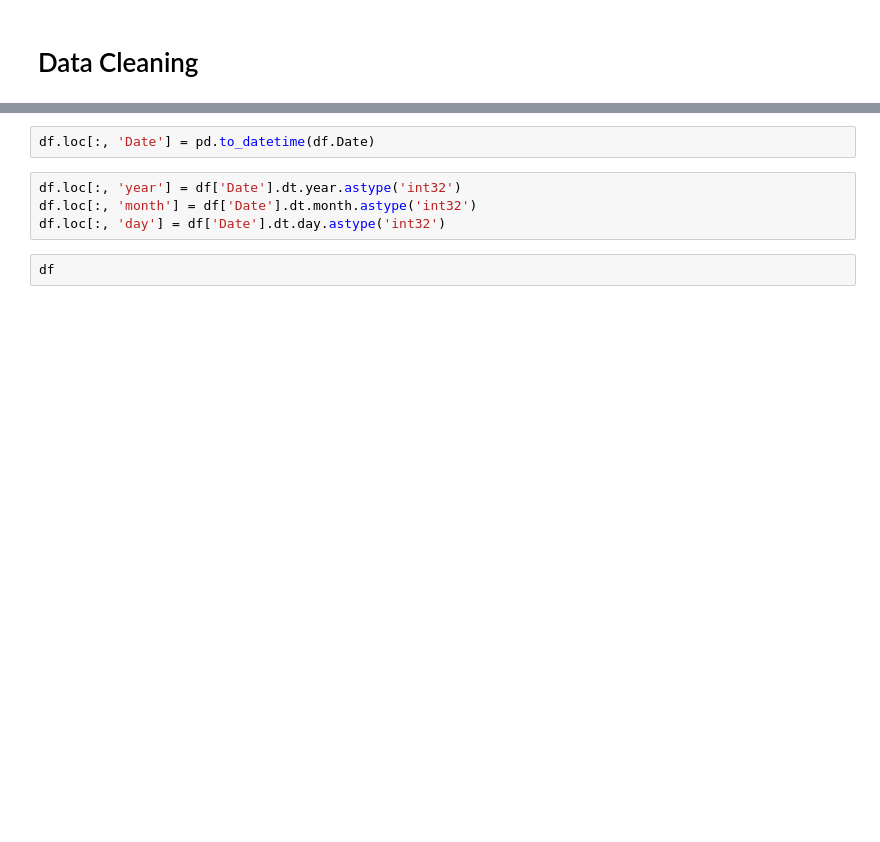
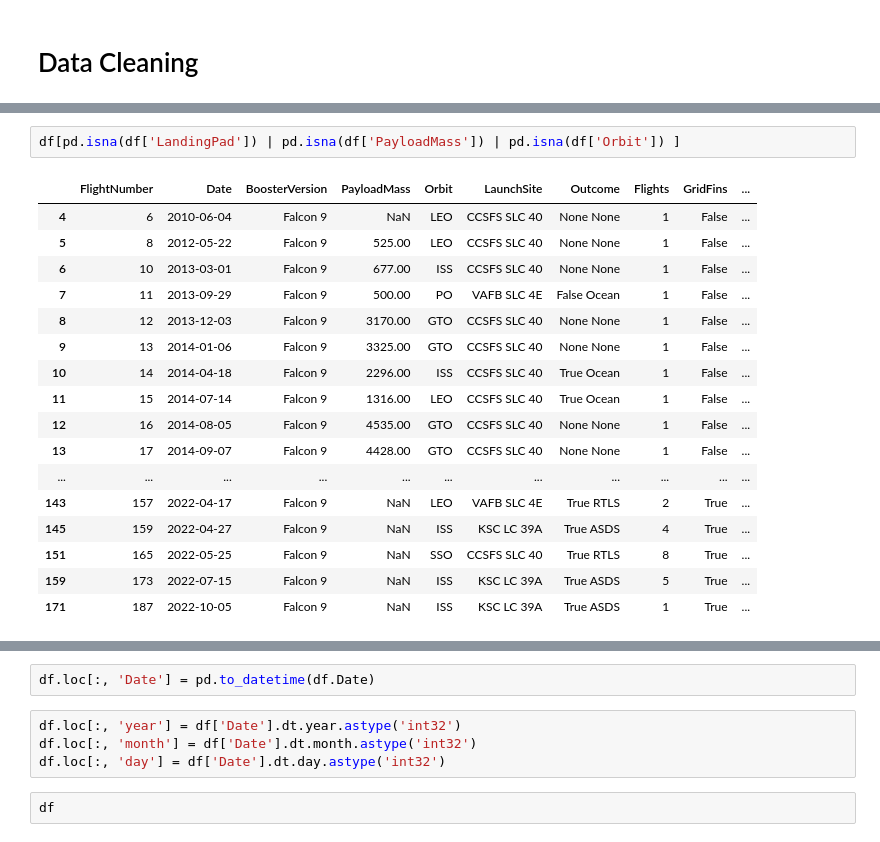
Before and after one commit to reigen-11/SpaceX-Rocket-Launch-Prediction, a Jupyter notebook: notebooks/feature_selection.ipynb, the cells around one changed output, grey strips where cells are left out. Cells and saved outputs as stored; diff of their text form; blank space fills up the shorter version.

```diff
--- a/notebooks/feature_selection.ipynb
+++ b/notebooks/feature_selection.ipynb
@@ -69,3 +77,23 @@ Serial             0
 Longitude          0
 Latitude           0
 dtype: int64
+# %%
+df[pd.isna(df['LandingPad']) | pd.isna(df['PayloadMass']) | pd.isna(df['Orbit']) ]
+# %% [output]
+|  | FlightNumber | Date | BoosterVersion | PayloadMass | Orbit | LaunchSite | Outcome | Flights | GridFins | ... |
+| 4 | 6 | 2010-06-04 | Falcon 9 | NaN | LEO | CCSFS SLC 40 | None None | 1 | False | ... |
+| 5 | 8 | 2012-05-22 | Falcon 9 | 525.00 | LEO | CCSFS SLC 40 | None None | 1 | False | ... |
+| 6 | 10 | 2013-03-01 | Falcon 9 | 677.00 | ISS | CCSFS SLC 40 | None None | 1 | False | ... |
+| 7 | 11 | 2013-09-29 | Falcon 9 | 500.00 | PO | VAFB SLC 4E | False Ocean | 1 | False | ... |
+| 8 | 12 | 2013-12-03 | Falcon 9 | 3170.00 | GTO | CCSFS SLC 40 | None None | 1 | False | ... |
+| 9 | 13 | 2014-01-06 | Falcon 9 | 3325.00 | GTO | CCSFS SLC 40 | None None | 1 | False | ... |
+| 10 | 14 | 2014-04-18 | Falcon 9 | 2296.00 | ISS | CCSFS SLC 40 | True Ocean | 1 | False | ... |
+| 11 | 15 | 2014-07-14 | Falcon 9 | 1316.00 | LEO | CCSFS SLC 40 | True Ocean | 1 | False | ... |
+| 12 | 16 | 2014-08-05 | Falcon 9 | 4535.00 | GTO | CCSFS SLC 40 | None None | 1 | False | ... |
+| 13 | 17 | 2014-09-07 | Falcon 9 | 4428.00 | GTO | CCSFS SLC 40 | None None | 1 | False | ... |
+| ... | ... | ... | ... | ... | ... | ... | ... | ... | ... | ... |
+| 143 | 157 | 2022-04-17 | Falcon 9 | NaN | LEO | VAFB SLC 4E | True RTLS | 2 | True | ... |
+| 145 | 159 | 2022-04-27 | Falcon 9 | NaN | ISS | KSC LC 39A | True ASDS | 4 | True | ... |
+| 151 | 165 | 2022-05-25 | Falcon 9 | NaN | SSO | CCSFS SLC 40 | True RTLS | 8 | True | ... |
+| 159 | 173 | 2022-07-15 | Falcon 9 | NaN | ISS | KSC LC 39A | True ASDS | 5 | True | ... |
+| 171 | 187 | 2022-10-05 | Falcon 9 | NaN | ISS | KSC LC 39A | True ASDS | 1 | True | ... |
```
Also changed, not shown: parts of 22 cells of this notebook, 12 other files.
